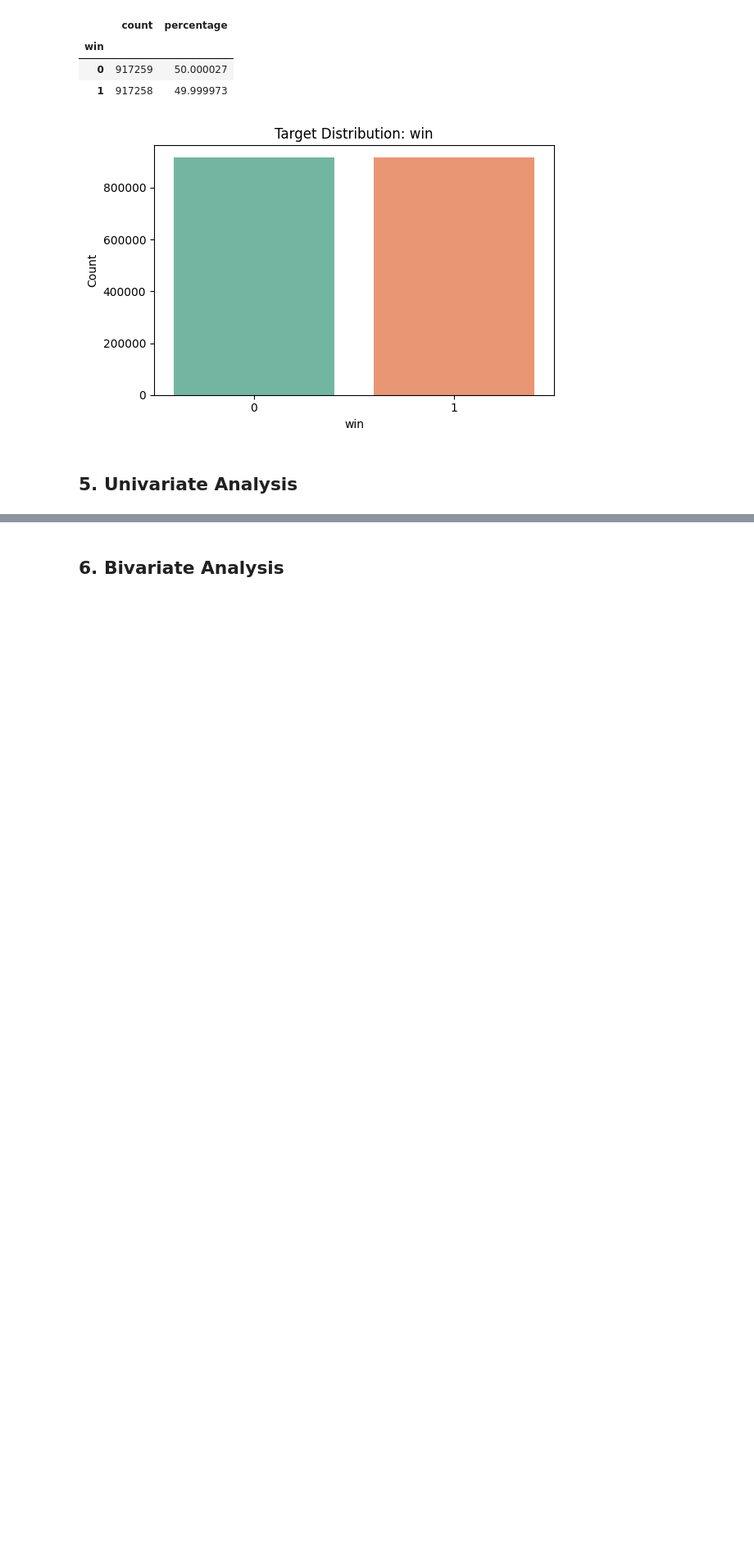
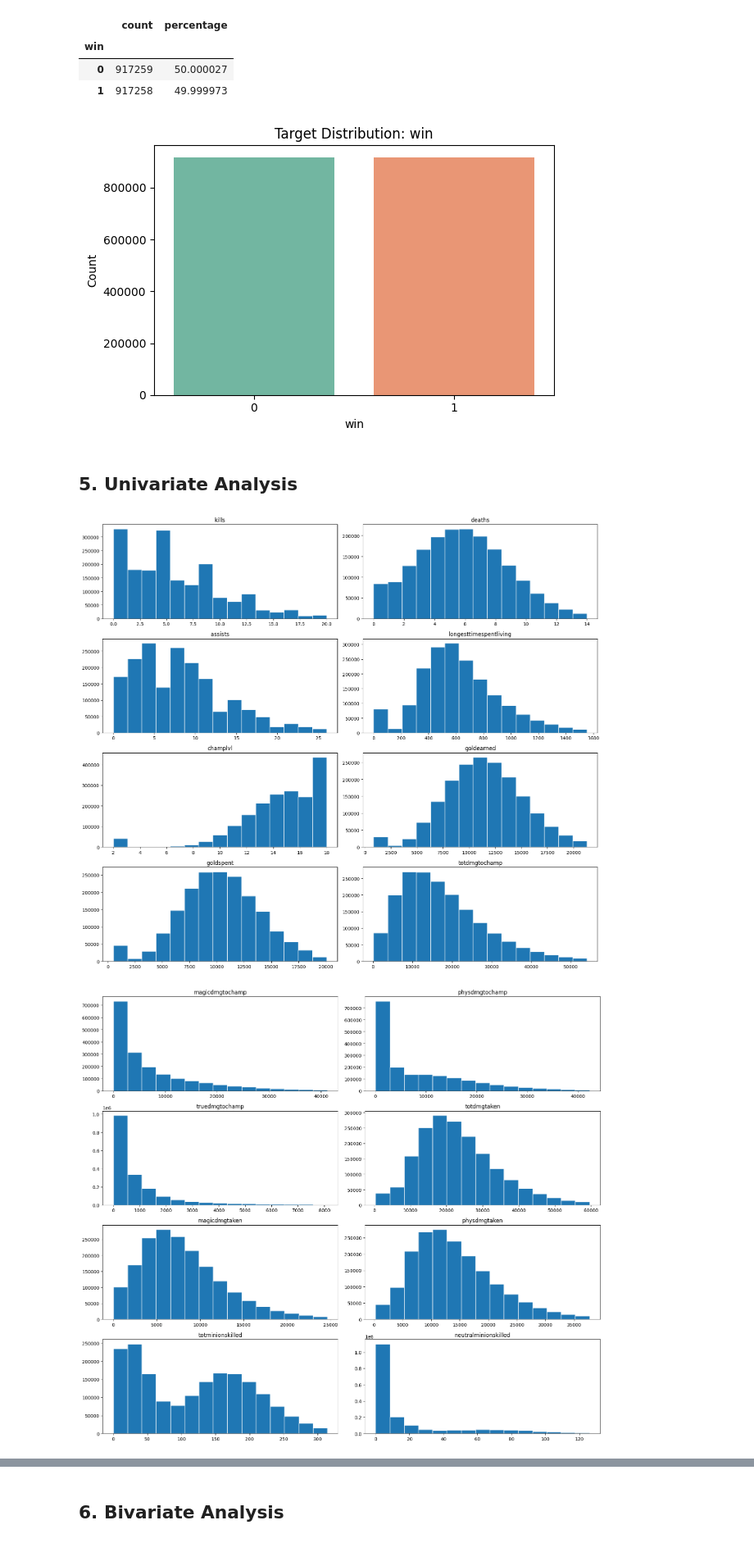
Before and after one commit to El-Maktab/lol-match-oracle, a Jupyter notebook: notebooks/ 01_data_exploration.ipynb, the cells around one changed output, grey strips where cells are left out. Shown at 82% size. Cells and saved outputs as stored; diff of their text form; code cells hidden in the pictures; blank space fills up the shorter version.

```diff
--- a/notebooks/ 01_data_exploration.ipynb
+++ b/notebooks/ 01_data_exploration.ipynb
@@ -132,3 +135,60 @@ plt.show()
 [figure]
 # %% [markdown]
 ## 5. Univariate Analysis
+# %%
+core_features = [
+    "kills",
+    "deaths",
+    "assists",
+    "longesttimespentliving",
+    "champlvl",
+    "goldearned",
+    "goldspent",
+    "totdmgtochamp",
+    "magicdmgtochamp",
+    "physdmgtochamp",
+    "truedmgtochamp",
+    "totdmgtaken",
+    "magicdmgtaken",
+    "physdmgtaken",
+    "totminionskilled",
+    "neutralminionskilled",
+    "visionscore",
+    "wardsplaced",
+    "wardskilled",
+]
+
+useful_cols = [c for c in core_features if c in stats_df.columns]
+
+batch_size = 8
+n_cols = 2
+
+for start in range(0, len(useful_cols), batch_size):
+    cols_batch = useful_cols[start : start + batch_size]
+    n_rows = int(np.ceil(len(cols_batch) / n_cols))
+
+    fig, axes = plt.subplots(n_rows, n_cols, figsize=(16, 3.5 * n_rows))
+    axes = np.array(axes).reshape(-1)
+
+    for i, col in enumerate(cols_batch):
+        ax = axes[i]
+        s = stats_df[col].dropna()
+
+        q01, q99 = s.quantile([0.01, 0.99])
+        s_plot = s[(s >= q01) & (s <= q99)]
+
+        ax.hist(s_plot, bins=15, edgecolor="white")
+
+        ax.set_title(col)
+        ax.grid(False)
+
+    for j in range(len(cols_batch), len(axes)):
+        axes[j].axis("off")
+
+    plt.tight_layout()
+    plt.show()
+
+stats_df[useful_cols].describe(percentiles=[.05, .25, .5, .75, .95]).T.round(2)
+# %% [output]
+[figure, added]
+[figure, added]
```
Also changed, not shown: parts of 7 cells of this notebook, 2 other files.
